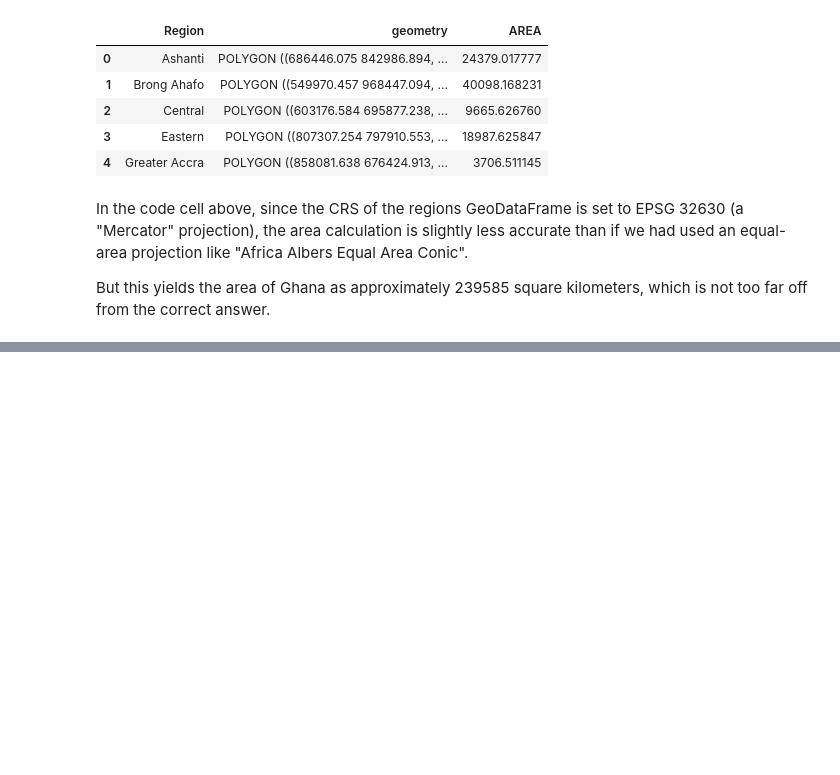
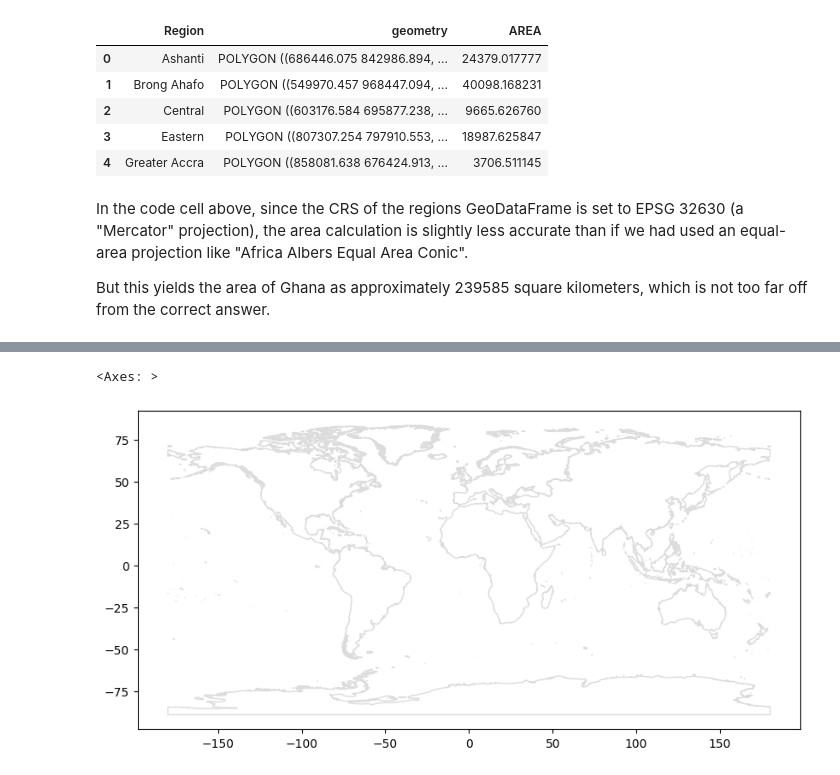
Before and after one commit to bcjspiros/edu-kaggle-GeospatialAnalysis, a Jupyter notebook: notebooks/Python/CoordinateReferenceSystems.ipynb, the cells around one changed output, grey strips where cells are left out. Cells and saved outputs as stored; diff of their text form; code cells hidden in the pictures; blank space fills up the shorter version.

```diff
--- a/notebooks/Python/CoordinateReferenceSystems.ipynb
+++ b/notebooks/Python/CoordinateReferenceSystems.ipynb
@@ -130,0 +151,2 @@ But this yields the area of Ghana as approximately 239585 square kilometers, whi
+# %%
+test_world = gpd.read_file("C:/Users/jspir/Downloads/World_Continents_-8107292174417139505.zip")
@@ -130,0 +165,5 @@ But this yields the area of Ghana as approximately 239585 square kilometers, whi
+# %%
+test_world.to_crs(epsg=4326).plot(figsize=(10,10), color='none', edgecolor='gainsboro', zorder=3)
+# %% [output]
+<Axes: >
+[figure, added]
```
Also changed, not shown: parts of 11 cells of this notebook, 3 other files.
